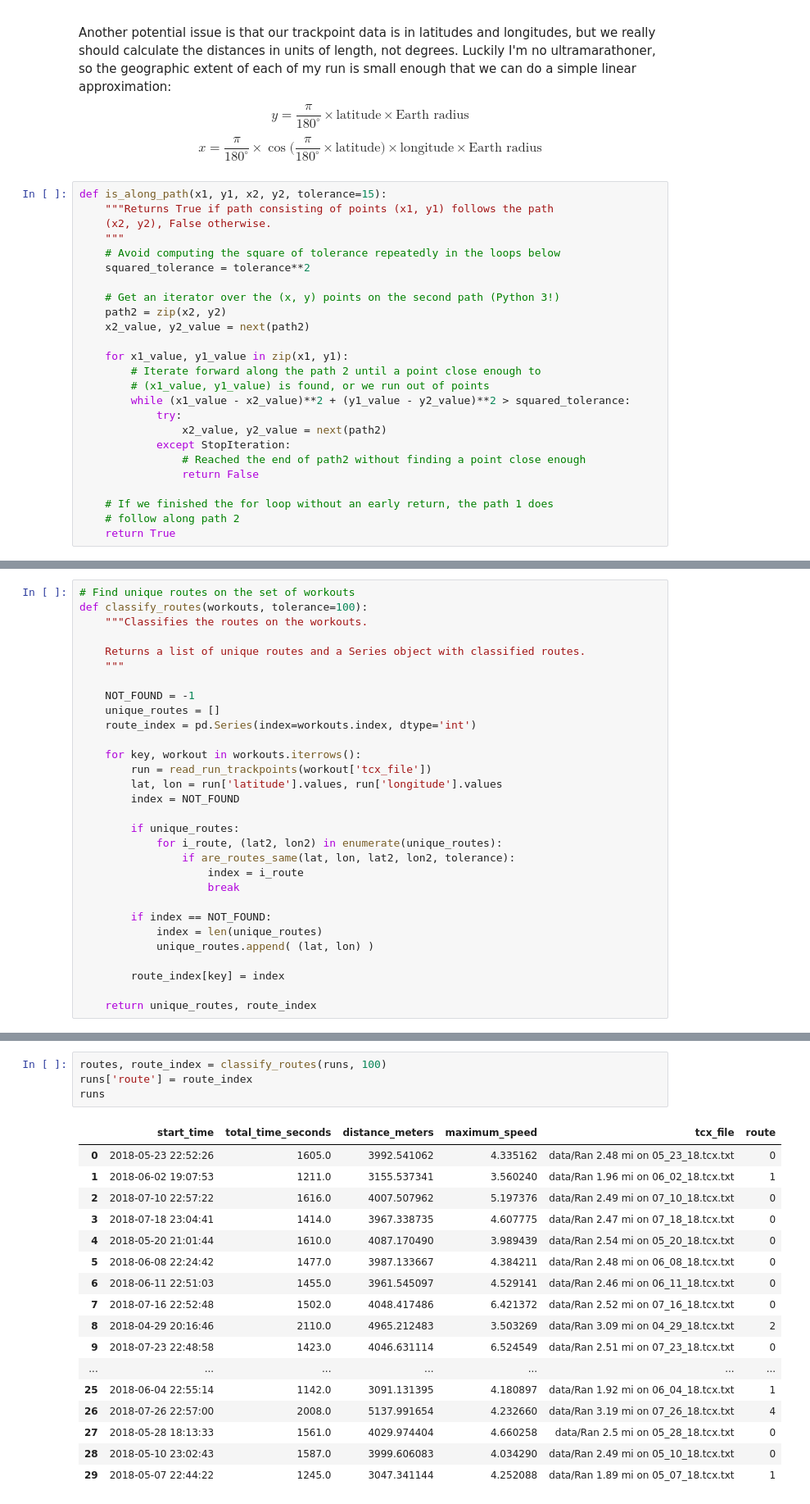
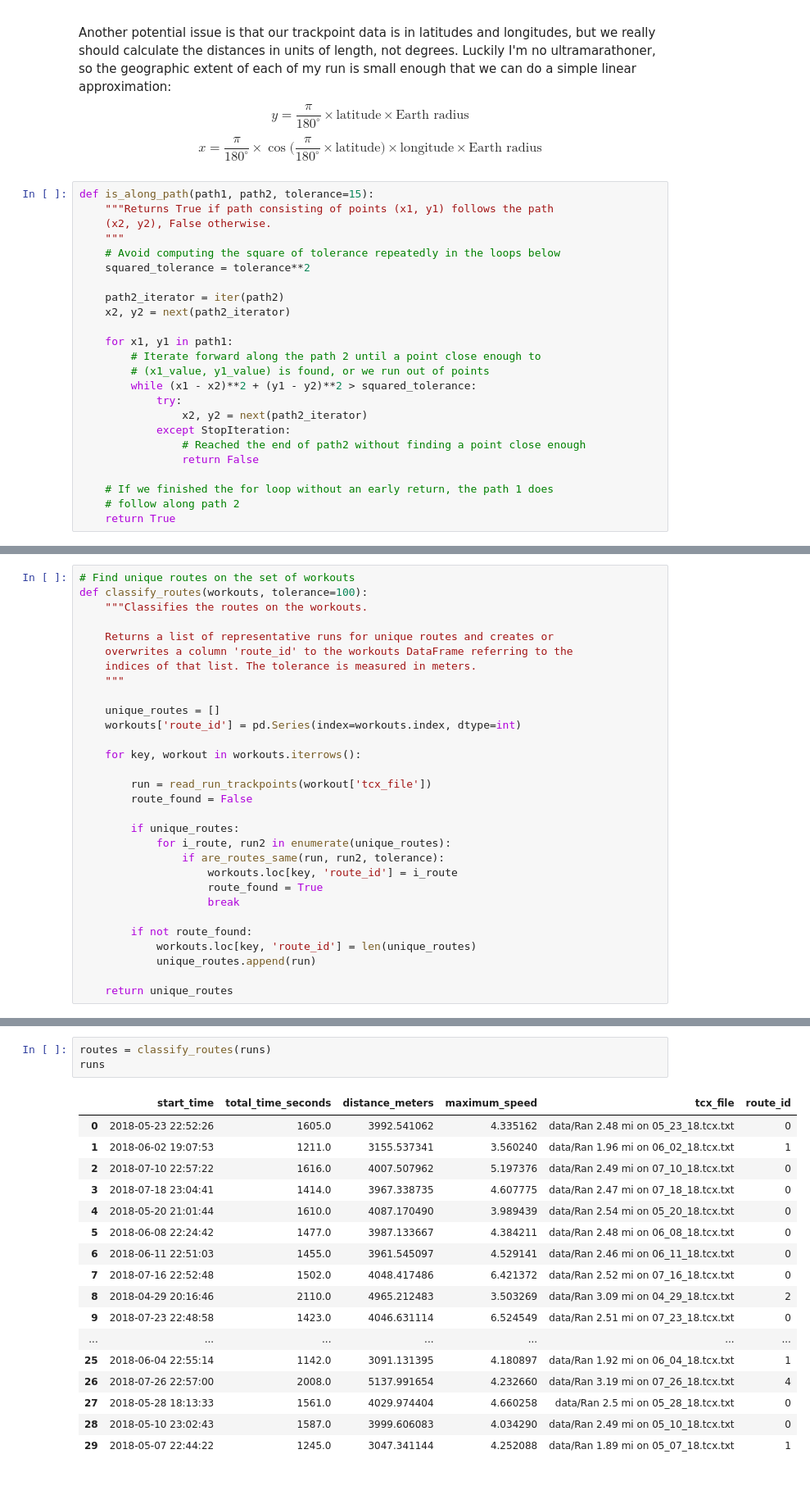
Before and after one commit to mikamustonen/jogging, a Jupyter notebook: jogging-data-analysis.ipynb, the cells around one changed output, grey strips where cells are left out. Shown: that part at 82% size. Saved outputs shown, nothing was run; the diff lists cells and outputs as text.

Commit message:
Made route classification functions more idiomatic.

```diff
--- a/jogging-data-analysis.ipynb
+++ b/jogging-data-analysis.ipynb
@@ -163,23 +163,22 @@ $$
   x = \frac{\pi}{180^\circ} \times \cos\bigg(\frac{\pi}{180^\circ} \times \text{latitude}\bigg) \times \text{longitude} \times \text{Earth radius}
 $$
 # %%
-def is_along_path(x1, y1, x2, y2, tolerance=15):
+def is_along_path(path1, path2, tolerance=15):
     """Returns True if path consisting of points (x1, y1) follows the path
     (x2, y2), False otherwise.
     """
     # Avoid computing the square of tolerance repeatedly in the loops below
     squared_tolerance = tolerance**2
 
-    # Get an iterator over the (x, y) points on the second path (Python 3!)
-    path2 = zip(x2, y2)
-    x2_value, y2_value = next(path2)
+    path2_iterator = iter(path2)
+    x2, y2 = next(path2_iterator)
 
-    for x1_value, y1_value in zip(x1, y1):
+    for x1, y1 in path1:
         # Iterate forward along the path 2 until a point close enough to
         # (x1_value, y1_value) is found, or we run out of points
-        while (x1_value - x2_value)**2 + (y1_value - y2_value)**2 > squared_tolerance:
+        while (x1 - x2)**2 + (y1 - y2)**2 > squared_tolerance:
             try:
-                x2_value, y2_value = next(path2)
+                x2, y2 = next(path2_iterator)
             except StopIteration:
                 # Reached the end of path2 without finding a point close enough
                 return False
@@ -211,28 +214,28 @@ def are_routes_same(lat1, lon1, lat2, lon2, tolerance=15):
 def classify_routes(workouts, tolerance=100):
     """Classifies the routes on the workouts.
 
-    Returns a list of unique routes and a Series object with classified routes.
+    Returns a list of representative runs for unique routes and creates or
+    overwrites a column 'route_id' to the workouts DataFrame referring to the
+    indices of that list. The tolerance is measured in meters.
     """
 
-    NOT_FOUND = -1
     unique_routes = []
-    route_index = pd.Series(index=workouts.index, dtype='int')
+    workouts['route_id'] = pd.Series(index=workouts.index, dtype=int)
 
     for key, workout in workouts.iterrows():
+
         run = read_run_trackpoints(workout['tcx_file'])
-        lat, lon = run['latitude'].values, run['longitude'].values
-        index = NOT_FOUND
+        route_found = False
 
         if unique_routes:
-            for i_route, (lat2, lon2) in enumerate(unique_routes):
-                if are_routes_same(lat, lon, lat2, lon2, tolerance):
-                    index = i_route
+            for i_route, run2 in enumerate(unique_routes):
+                if are_routes_same(run, run2, tolerance):
+                    workouts.loc[key, 'route_id'] = i_route
+                    route_found = True
                     break
 
-        if index == NOT_FOUND:
-            index = len(unique_routes)
-            unique_routes.append( (lat, lon) )
+        if not route_found:
+            workouts.loc[key, 'route_id'] = len(unique_routes)
+            unique_routes.append(run)
 
-        route_index[key] = index
-
-    return unique_routes, route_index
+    return unique_routes
@@ -239,9 +244,8 @@ def classify_routes(workouts, tolerance=100):
 # %%
-routes, route_index = classify_routes(runs, 100)
-runs['route'] = route_index
+routes = classify_routes(runs)
 runs
 # %% [output]
-|  | start_time | total_time_seconds | distance_meters | maximum_speed | tcx_file | route |
+|  | start_time | total_time_seconds | distance_meters | maximum_speed | tcx_file | route_id |
 | 0 | 2018-05-23 22:52:26 | 1605.0 | 3992.541062 | 4.335162 | data/Ran 2.48 mi on 05_23_18.tcx.txt | 0 |
 | 1 | 2018-06-02 19:07:53 | 1211.0 | 3155.537341 | 3.560240 | data/Ran 1.96 mi on 06_02_18.tcx.txt | 1 |
 | 2 | 2018-07-10 22:57:22 | 1616.0 | 4007.507962 | 5.197376 | data/Ran 2.49 mi on 07_10_18.tcx.txt | 0 |
```
Also changed, not shown: parts of 2 cells of this notebook.
